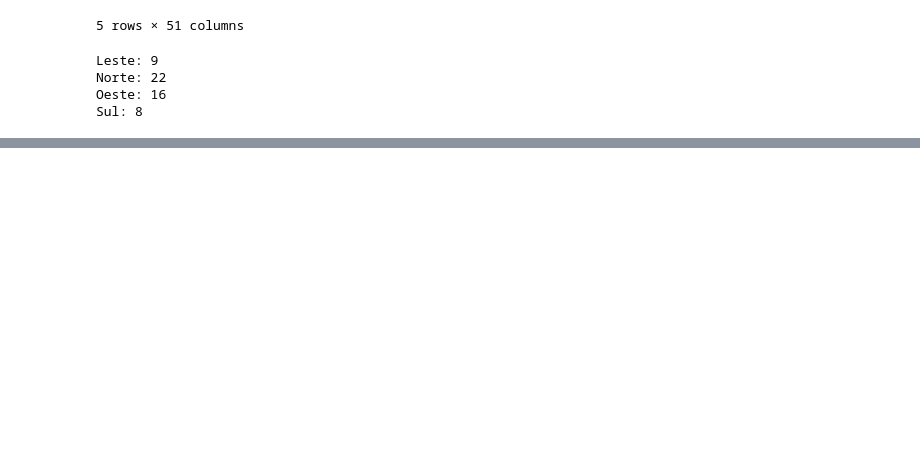
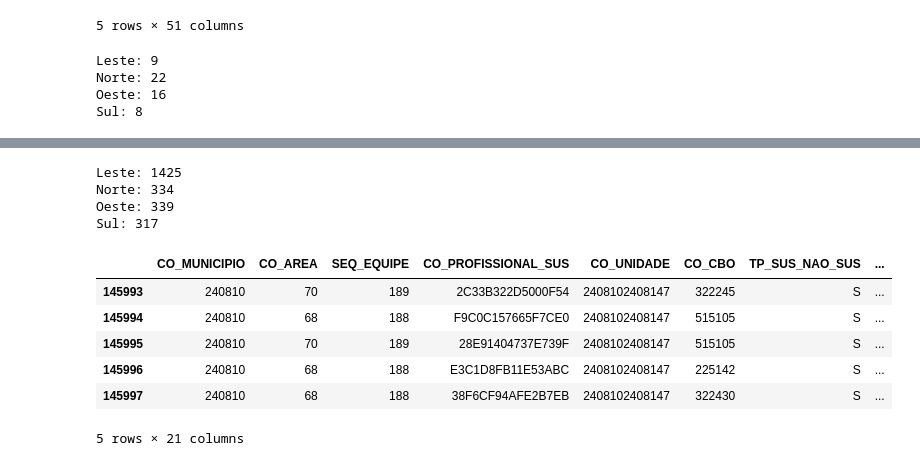
Before and after one commit to lucasebs/IBGE, a Jupyter notebook: CNES.ipynb, the cells around one changed output, grey strips where cells are left out. Saved outputs shown, nothing was run; the diff lists cells and outputs as text; code cells hidden in the pictures; blank space fills up the shorter version.

```diff
--- a/CNES.ipynb
+++ b/CNES.ipynb
@@ -123,0 +217,21 @@ Sul: 8
+# %%
+print('Leste: ' + str(qtd_leitos_leste) + '\nNorte: ' + str(qtd_leitos_norte) +
+      '\nOeste: ' + str(qtd_leitos_oeste) + '\nSul: ' + str(qtd_leitos_sul))
+# %% [output]
+Leste: 1425
+Norte: 334
+Oeste: 339
+Sul: 317
+# %%
+arq_prof = 'rlEstabEquipeProf201807'
+df_prof = pd.read_csv('CNES/BASE_DE_DADOS_CNES_201807/' + arq_prof + '.csv', dtype={'user_id': int}  ,sep=';', low_memory=False)
+df_prof = df_prof[df_prof['CO_MUNICIPIO'] == 240810]
+df_prof.head()
+# %% [output]
+|  | CO_MUNICIPIO | CO_AREA | SEQ_EQUIPE | CO_PROFISSIONAL_SUS | CO_UNIDADE | CO_CBO | TP_SUS_NAO_SUS | ... |
+| 145993 | 240810 | 70 | 189 | 2C33B322D5000F54 | 2408102408147 | 322245 | S | ... |
+| 145994 | 240810 | 68 | 188 | F9C0C157665F7CE0 | 2408102408147 | 515105 | S | ... |
+| 145995 | 240810 | 70 | 189 | 28E91404737E739F | 2408102408147 | 515105 | S | ... |
+| 145996 | 240810 | 68 | 188 | E3C1D8FB11E53ABC | 2408102408147 | 225142 | S | ... |
+| 145997 | 240810 | 68 | 188 | 38F6CF94AFE2B7EB | 2408102408147 | 322430 | S | ... |
+5 rows × 21 columns
```
Also changed, not shown: parts of 10 cells of this notebook.
